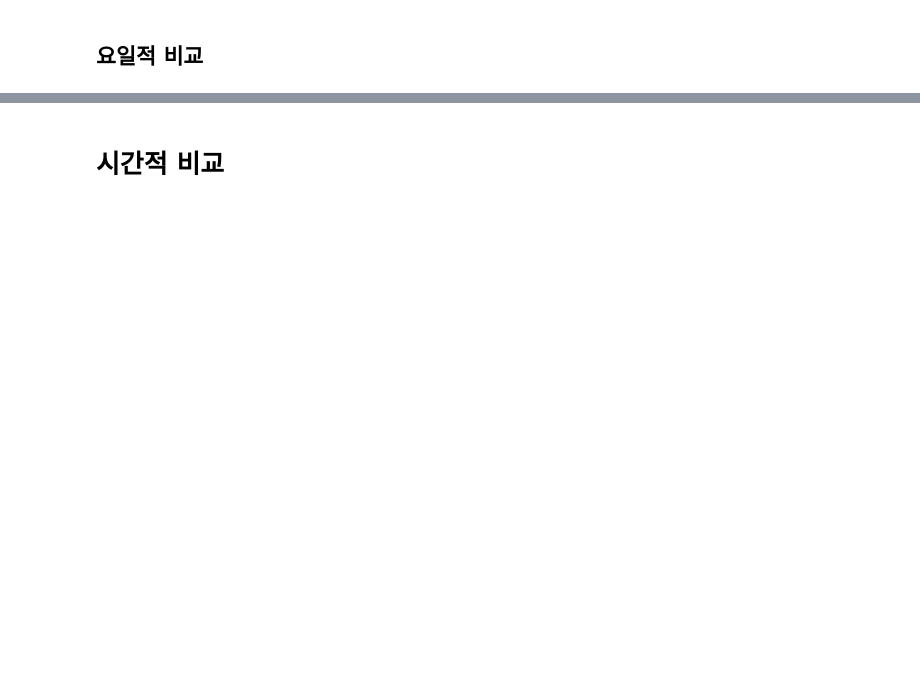
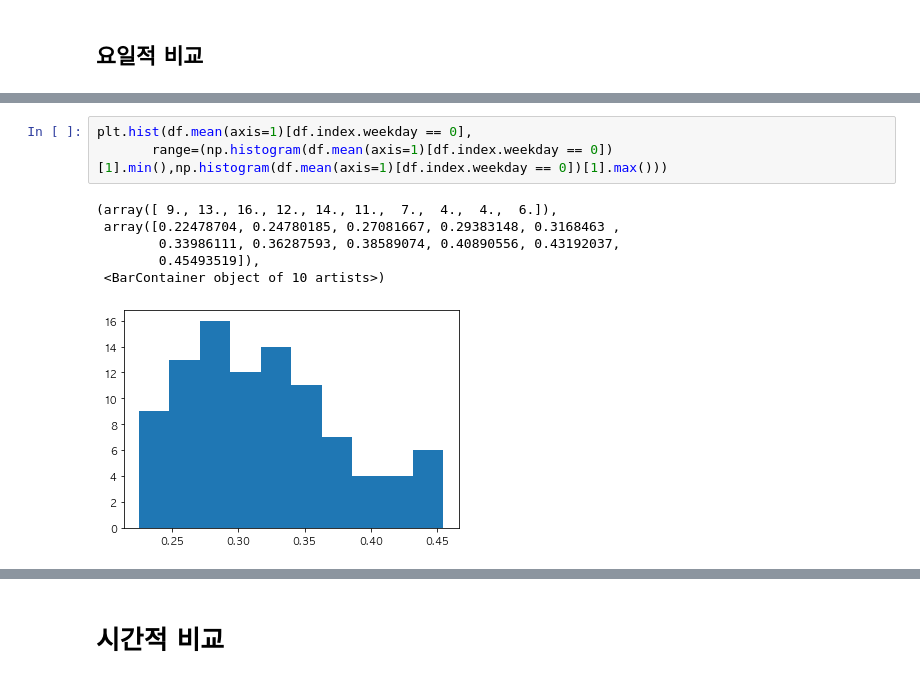
Before and after one commit to formegusto/distribution-by-contribution, a Jupyter notebook: Time Division KMeans pt.3 feedback idea.ipynb, the cells around one changed output, grey strips where cells are left out. Saved outputs shown, nothing was run; the diff lists cells and outputs as text; blank space fills up the shorter version.

```diff
--- a/Time Division KMeans pt.3 feedback idea.ipynb
+++ b/Time Division KMeans pt.3 feedback idea.ipynb
@@ -415,0 +433,10 @@ print("사용량면 최대차이 : {}".format(DAY_ARR[np.where(cont_chk_4 == con
+# %%
+plt.hist(df.mean(axis=1)[df.index.weekday == 0],
+       range=(np.histogram(df.mean(axis=1)[df.index.weekday == 0])[1].min(),np.histogram(df.mean(axis=1)[df.index.weekday == 0])[1].max()))
+# %% [output]
+(array([ 9., 13., 16., 12., 14., 11.,  7.,  4.,  4.,  6.]),
+ array([0.22478704, 0.24780185, 0.27081667, 0.29383148, 0.3168463 ,
+        0.33986111, 0.36287593, 0.38589074, 0.40890556, 0.43192037,
+        0.45493519]),
+ <BarContainer object of 10 artists>)
+[figure, added]
```
Also changed, not shown: parts of 33 cells of this notebook, 1 other file.
